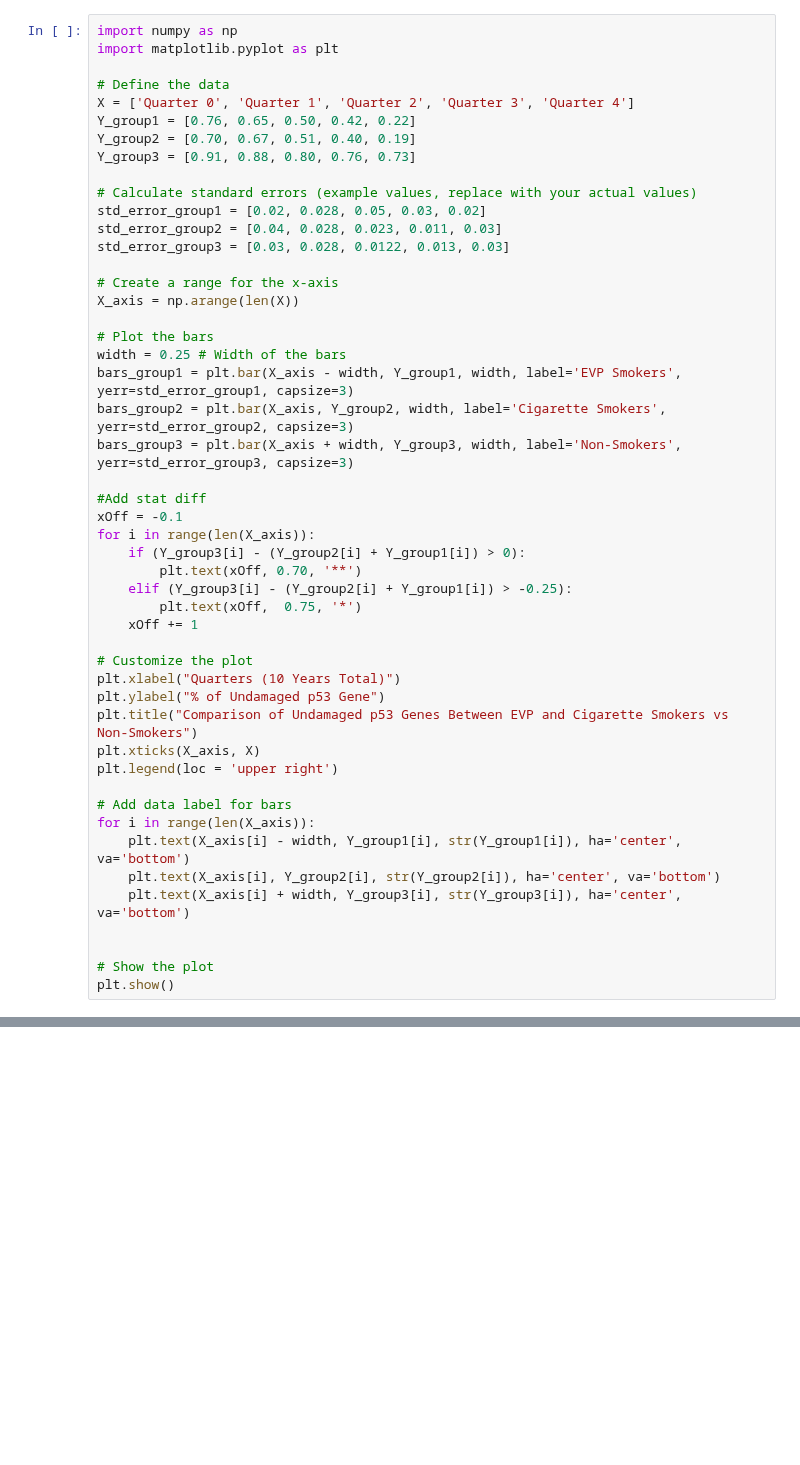
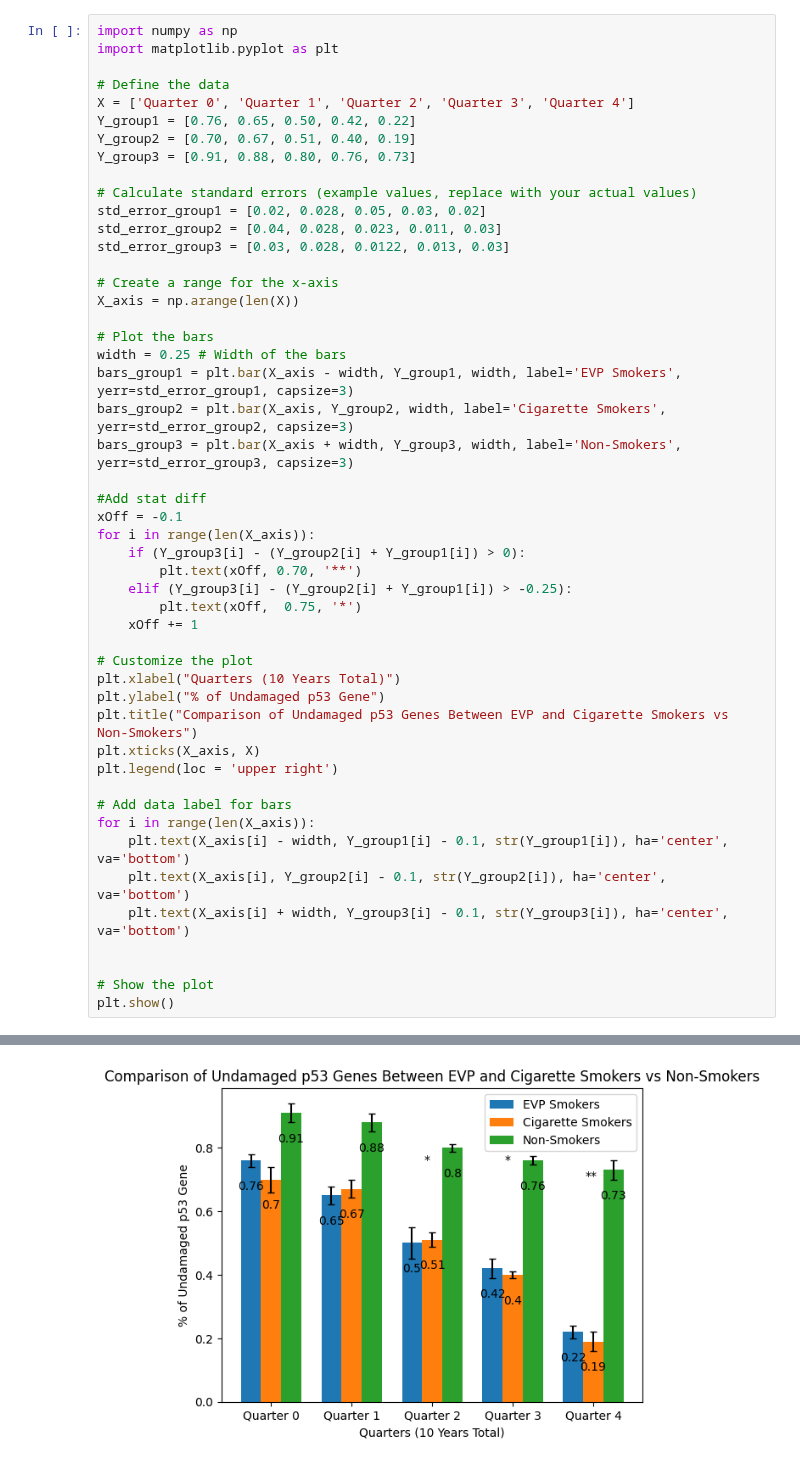
Before and after one commit to PinkUv/graphPractice, a Jupyter notebook: notebook.ipynb, the cells around one changed output, grey strips where cells are left out. Drawn from its saved outputs; the diff is of its cells as text; blank space fills up the shorter version.

```diff
--- a/notebook.ipynb
+++ b/notebook.ipynb
@@ -40,9 +40,9 @@ plt.legend(loc = 'upper right')
 
 # Add data label for bars
 for i in range(len(X_axis)):
-    plt.text(X_axis[i] - width, Y_group1[i], str(Y_group1[i]), ha='center', va='bottom')
-    plt.text(X_axis[i], Y_group2[i], str(Y_group2[i]), ha='center', va='bottom')
-    plt.text(X_axis[i] + width, Y_group3[i], str(Y_group3[i]), ha='center', va='bottom')
+    plt.text(X_axis[i] - width, Y_group1[i] - 0.1, str(Y_group1[i]), ha='center', va='bottom')
+    plt.text(X_axis[i], Y_group2[i] - 0.1, str(Y_group2[i]), ha='center', va='bottom')
+    plt.text(X_axis[i] + width, Y_group3[i] - 0.1, str(Y_group3[i]), ha='center', va='bottom')
 
 
 # Show the plot
@@ -51,0 +51 @@ SyntaxError: '(' was never closed (3046696848.py, line 44)
+[figure, added]
```
Also changed, not shown: parts of 1 cell of this notebook.
